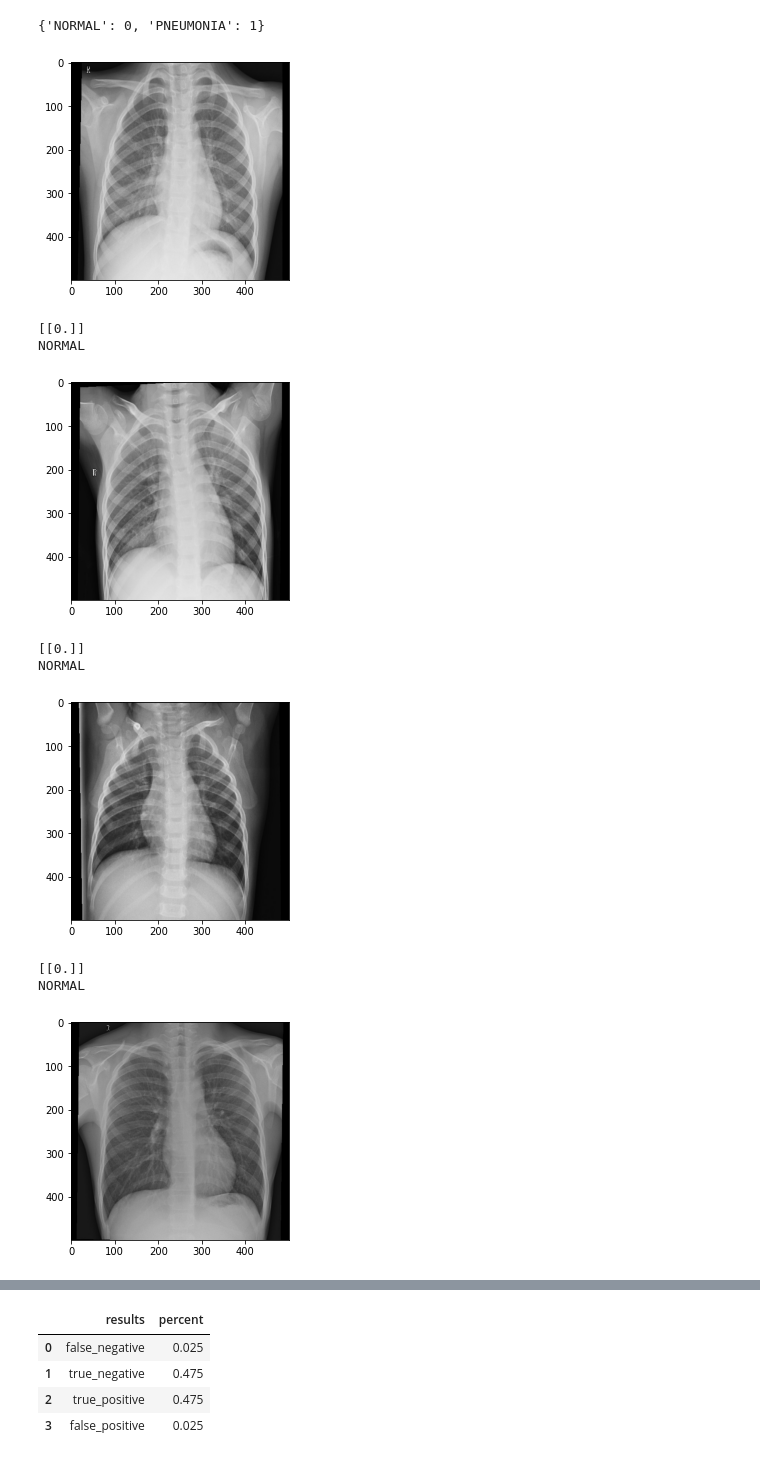
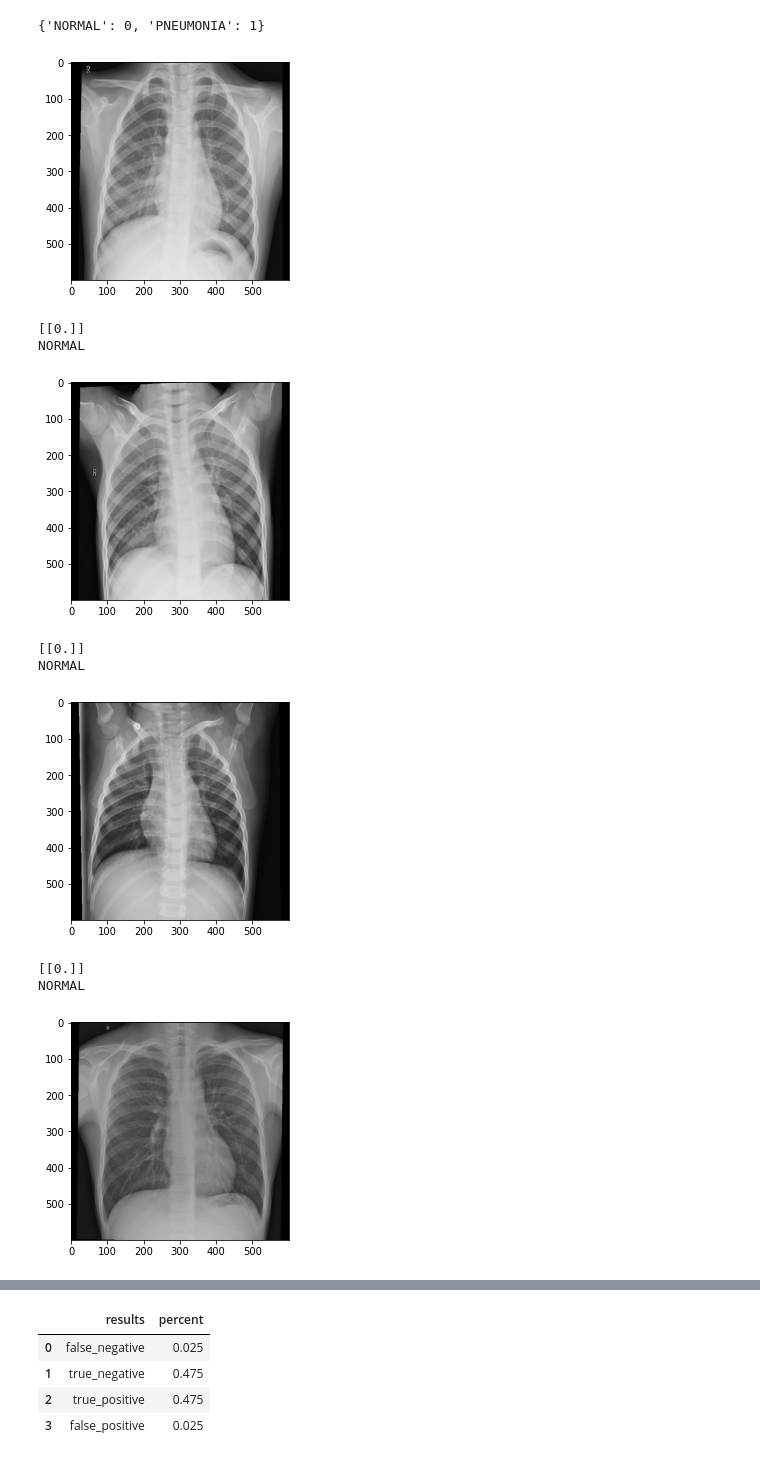
Before and after one commit to KiranJoshi25/X_Ray_classification, a Jupyter notebook: xray_classification.ipynb, the cells around one changed output, grey strips where cells are left out. Saved outputs shown, nothing was run; the diff lists cells and outputs as text; code cells hidden in the pictures.

```diff
--- a/xray_classification.ipynb
+++ b/xray_classification.ipynb
@@ -14,11 +14,11 @@ train = ImageDataGenerator(rescale = 1/255)
 validation = ImageDataGenerator(rescale = 1/255)
 # %%
 train_dataset = train.flow_from_directory('/content/drive/MyDrive/xray_dataset_covid19/train',
-                                          target_size = (500,500),
+                                          target_size = (600,600),
                                           batch_size = 8,
                                           class_mode ='binary')
 Validation_dataset = validation.flow_from_directory('/content/drive/MyDrive/xray_dataset_covid19/validation',
-                                          target_size = (500,500),
+                                          target_size = (600,600),
                                            batch_size = 8,
                                            class_mode ='binary')
 # %% [output]
@@ -38,7 +38,7 @@ array([0, 0, 0, 0, 0, 0, 0, 0, 0, 0, 0, 0, 0, 0, 0, 0, 0, 0, 0, 0, 0, 0,
        1, 1, 1, 1, 1, 1, 1, 1, 1, 1, 1, 1, 1, 1, 1, 1, 1, 1, 1, 1, 1, 1,
        1, 1, 1, 1, 1, 1, 1, 1, 1, 1], dtype=int32)
 # %%
-model = tf.keras.models.Sequential([tf.keras.layers.Conv2D(16,(3,3),activation='relu',input_shape=(500,500,3)),
+model = tf.keras.models.Sequential([tf.keras.layers.Conv2D(64,(3,3),activation='relu',input_shape=(600,600,3)),
                                     tf.keras.layers.MaxPool2D(2,2),
 
                                     tf.keras.layers.Conv2D(32,(3,3),activation='relu'),
@@ -46,15 +46,19 @@ model = tf.keras.models.Sequential([tf.keras.layers.Conv2D(16,(3,3),activation='
 
                                     tf.keras.layers.Conv2D(64,(3,3),activation='relu'),
                                     tf.keras.layers.MaxPool2D(2,2),
+                                   # tf.keras.layers.Dropout(0.4),
+
 
 
 
                                     tf.keras.layers.Flatten(),
 
                                     tf.keras.layers.Dense(512,activation='relu'),
+                                    tf.keras.layers.Dropout(0.4),
 
                                     tf.keras.layers.Dense(1,activation='sigmoid')
 
+
                                     ])
 # %%
 
@@ -96,28 +112,28 @@ Validation_dataset.class_indices
 # %%
 dir_path = '/content/drive/MyDrive/xray_dataset_covid19/test/NORMAL'
 for i in os.listdir(dir_path):
-    img = image.load_img(dir_path+'//'+i,target_size=(500,500))
+    img = image.load_img(dir_path+'//'+i,target_size=(600,600))
     plt.imshow(img)
     plt.show()
     X = image.img_to_array(img)
     X = np.expand_dims(X,axis=0)
     images = np.vstack([X])
     val = model.predict(images)
     print(val)
     if (val == 0):
         print("NORMAL")
     else:
         print("PNEUMONIA")
 # %% [output]
-[figure, old version]
+[figure, new version]
 [[0.]]
 NORMAL
-[figure, old version]
+[figure, new version]
 [[0.]]
 NORMAL
-[figure, old version]
+[figure, new version]
 [[0.]]
 NORMAL
-[figure, old version]
+[figure, new version]
 [[0.]]
 NORMAL
```
Also changed, not shown: parts of 14 cells of this notebook.
